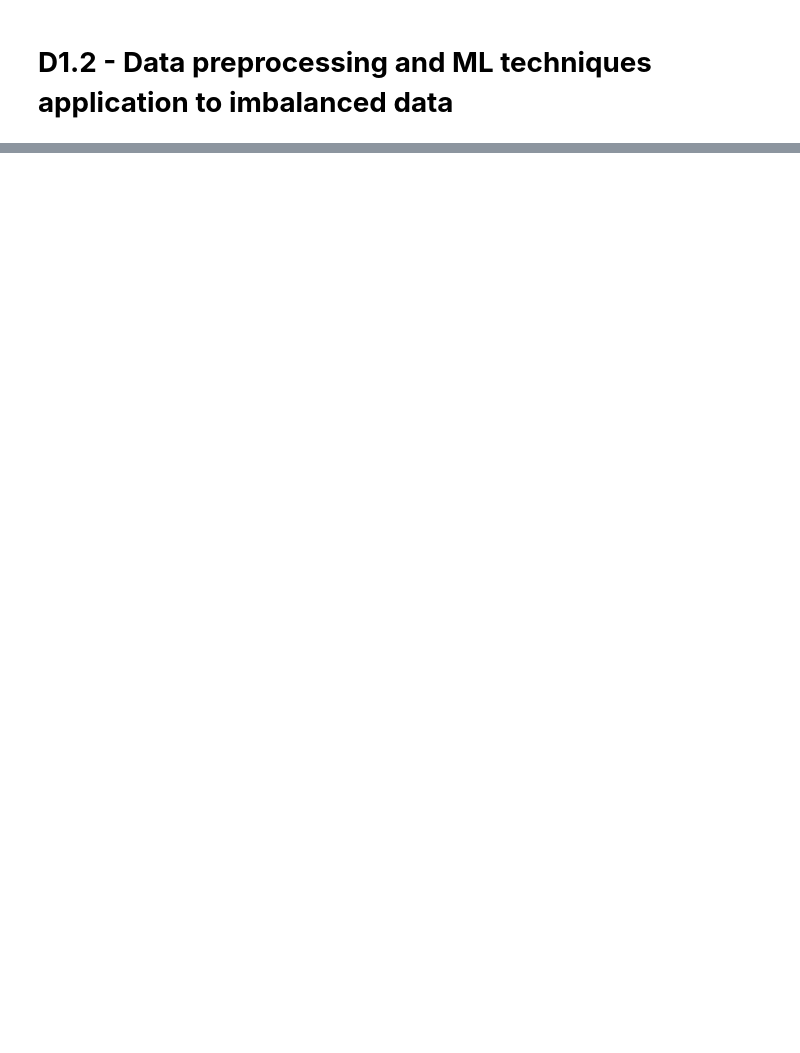
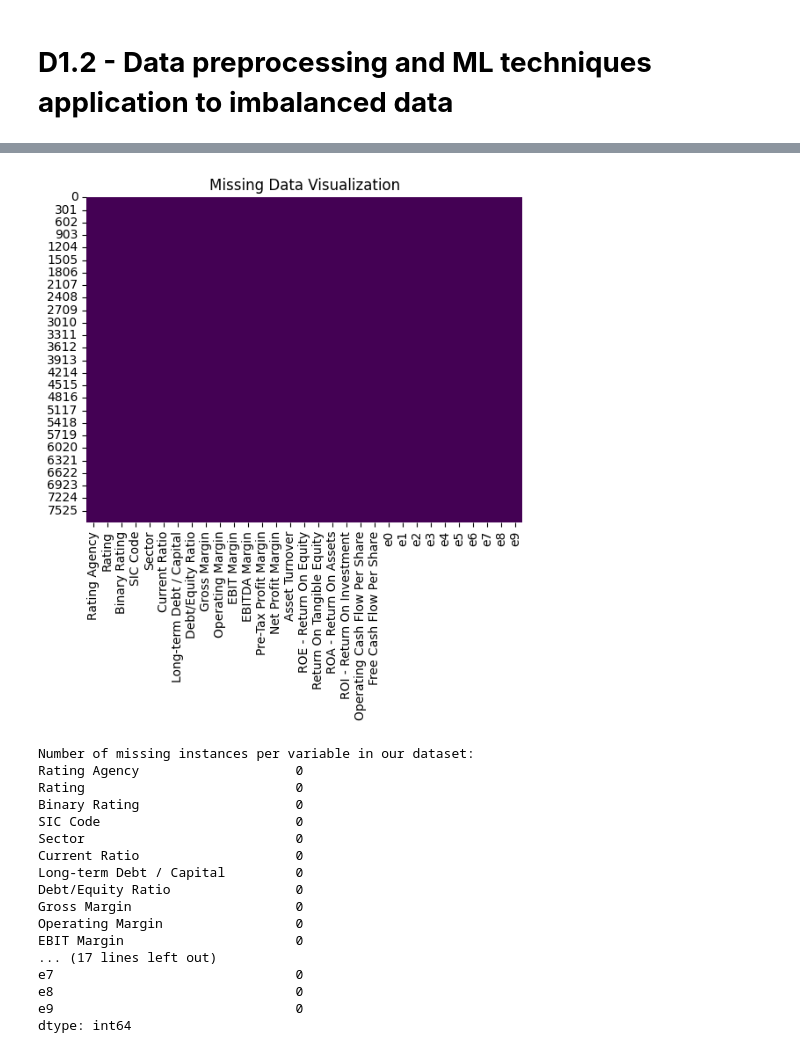
Before and after one commit to DiegoLopezAroca/Multiclass-Corporate-Credit-Rating, a Jupyter notebook: src/Multiclass_Corporate_Credit_Rating_D1_2.ipynb, the cells around one changed output, grey strips where cells are left out. Cells and saved outputs as stored; diff of their text form; code cells hidden in the pictures; blank space fills up the shorter version.

```diff
--- a/src/Multiclass_Corporate_Credit_Rating_D1_2.ipynb
+++ b/src/Multiclass_Corporate_Credit_Rating_D1_2.ipynb
@@ -98,0 +107,8 @@ The biggest imbalances we can see are visible in the *Rating Agency* feature, as
+# %%
+import torch
+from sentence_transformers import SentenceTransformer
+
+device = "cuda" if torch.cuda.is_available() else "cpu"
+print(f"Device used: {device}")
+model = SentenceTransformer('all-MiniLM-L6-v2').to(device=device)
+print(f"Device: {model.device}")
@@ -98,0 +127,15 @@ The biggest imbalances we can see are visible in the *Rating Agency* feature, as
+# %%
+import umap
+
+embeddings = model.encode(df['Corporation'].unique())
+
+umap_reducer = umap.UMAP(
+    n_neighbors=5,
+    min_dist=0.1,
+    n_components=10,
+    metric="cosine",
+    random_state=42
+)
+
+embeddings_reduced = umap_reducer.fit_transform(embeddings)
+print(embeddings_reduced)
@@ -98,0 +152,12 @@ The biggest imbalances we can see are visible in the *Rating Agency* feature, as
+# %%
+unique_corporations = df['Corporation'].unique()
+corp_embedding = {corp: embedding for corp, embedding in zip(unique_corporations, embeddings_reduced)}
+
+# We will create 10 new columns (e0 to e9) by mapping each corporation in df to its corresponding embedding
+embedding_columns_data = df['Corporation'].apply(lambda x: corp_embedding[x])
+df_embeddings = pd.DataFrame(embedding_columns_data.tolist(), index=df.index, columns=[f'e{i}' for i in range(10)])
+
+# Now we drop the original columns and concatenate the new embedding columns
+df_emb = df.drop(columns=['Ticker', 'Corporation', 'CIK', 'Rating Date']).copy()
+df_emb = pd.concat([df_emb, df_embeddings], axis=1)
+df_emb.info()
@@ -98,0 +255,28 @@ The biggest imbalances we can see are visible in the *Rating Agency* feature, as
+# %%
+import seaborn as sns
+import matplotlib.pyplot as plt
+
+sns.heatmap(df_emb.isnull(), cbar=False, cmap='viridis')
+plt.title('Missing Data Visualization')
+plt.show()
+
+print(f"Number of missing instances per variable in our dataset:\n{df_emb.isnull().sum()}")
+# %% [output]
+[figure, added]
+Number of missing instances per variable in our dataset:
+Rating Agency                    0
+Rating                           0
+Binary Rating                    0
+SIC Code                         0
+Sector                           0
+Current Ratio                    0
+Long-term Debt / Capital         0
+Debt/Equity Ratio                0
+Gross Margin                     0
+Operating Margin                 0
+EBIT Margin                      0
+... (17 lines left out)
+e7                               0
+e8                               0
+e9                               0
+dtype: int64
```
Also changed, not shown: parts of 50 cells of this notebook.
